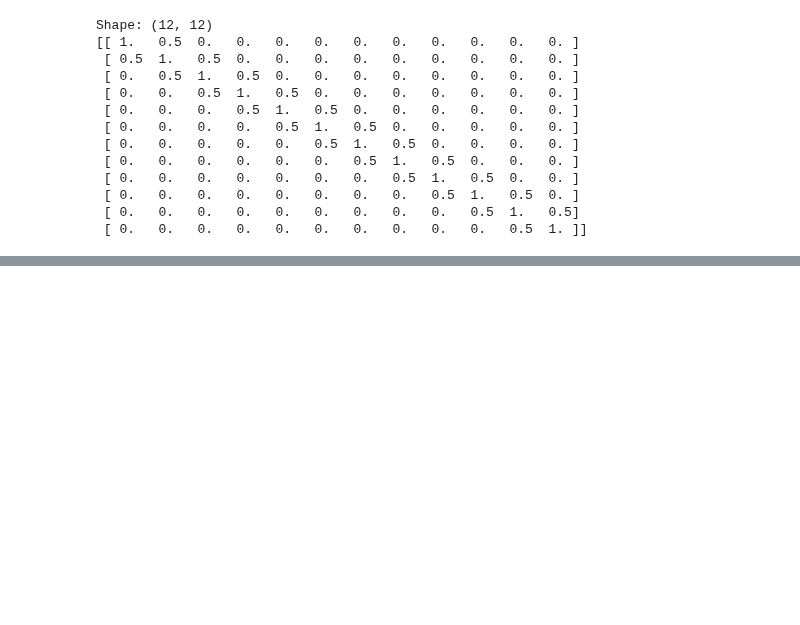
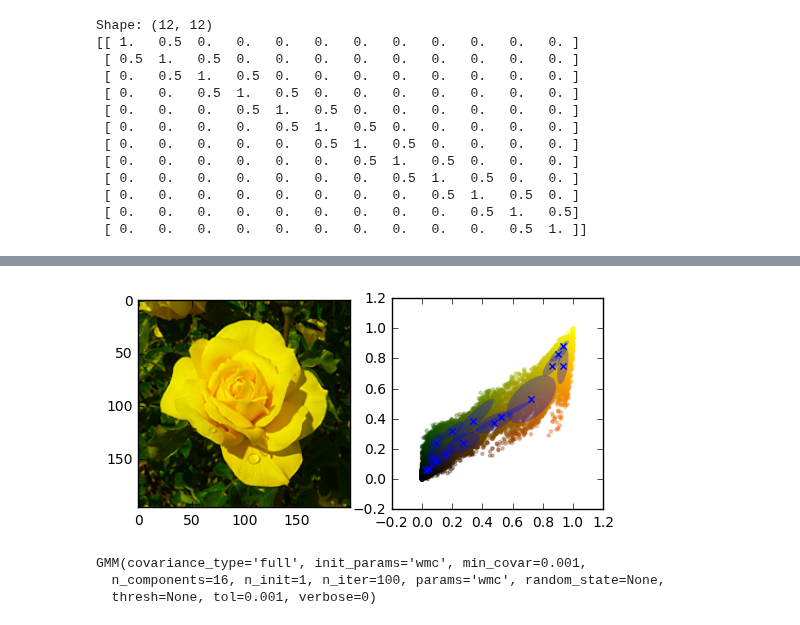
Before and after one commit to janchorowski/nn_assignments, a Jupyter notebook: lecture_notebooks/12-kMeans-SOM.ipynb, the cells around one changed output, grey strips where cells are left out. Cells and saved outputs as stored; diff of their text form; code cells hidden in the pictures; blank space fills up the shorter version.

```diff
--- a/lecture_notebooks/12-kMeans-SOM.ipynb
+++ b/lecture_notebooks/12-kMeans-SOM.ipynb
@@ -241,0 +240,30 @@ plt.axis('square')
+# %%
+def make_ellipse(mean, cov, ax, **kwargs):
+    kwargs.setdefault('alpha', 0.5)
+    v, w = np.linalg.eigh(cov)
+    u = w[0] / np.linalg.norm(w[0])
+    angle = np.arctan2(u[1], u[0])
+    angle = 180 * angle / np.pi  # convert to degrees
+    v = 2. * np.sqrt(2.) * np.sqrt(v)
+    ell = mpl.patches.Ellipse(mean, v[0], v[1],
+                              180 + angle, **kwargs)
+    ell.set_clip_box(ax.bbox)
+    ax.add_artist(ell)
+# %%
+# first run a k-means to initialize
+K = 16
+initiali_center_ids = np.random.choice(N, (K,), replace=False)
+centers = im_flat[initiali_center_ids, :]
+
+old_loss = np.inf
+for i in range(10000):
+    center_to_cluster_dists = distance.cdist(centers, im_flat)
+    cluster_assignment = np.argmin(center_to_cluster_dists, axis=0)
+    for k in xrange(K):
+        centers[k] = im_flat[cluster_assignment==k].mean(axis=0)
+    loss = ((centers[cluster_assignment] - im_flat)**2).sum()
+    if not i%10:
+        print ("Iteration: %d Loss: %g" % (i, loss))
+    if loss >= old_loss:
+        break
+    old_loss = loss
@@ -241,0 +349,14 @@ plt.axis('square')
+# %%
+plt.subplot(121)
+plt.imshow(img)
+
+plt.subplot(122)
+plt.scatter(im_flat_2D[:,0], im_flat_2D[:,1], c=im_flat, marker='.', edgecolors='face', alpha=0.3)
+plt.scatter(centers[:,0], centers[:,1], marker='x')
+plt.axis('square')
+
+for mean, cov in zip(centers, sigmas):
+    make_ellipse(mean, cov, plt.gca(), edgecolor='none', alpha=0.3)
+None
+# %% [output]
+[figure, added]
@@ -241,0 +365,7 @@ plt.axis('square')
+# %%
+gmm = mixture.GMM(n_components=16, covariance_type='full', min_covar=1e-3)
+gmm.fit(im_flat_2D)
+# %% [output]
+GMM(covariance_type='full', init_params='wmc', min_covar=0.001,
+  n_components=16, n_init=1, n_iter=100, params='wmc', random_state=None,
+  thresh=None, tol=0.001, verbose=0)
```
Also changed, not shown: parts of 11 cells of this notebook, 3 other files.
